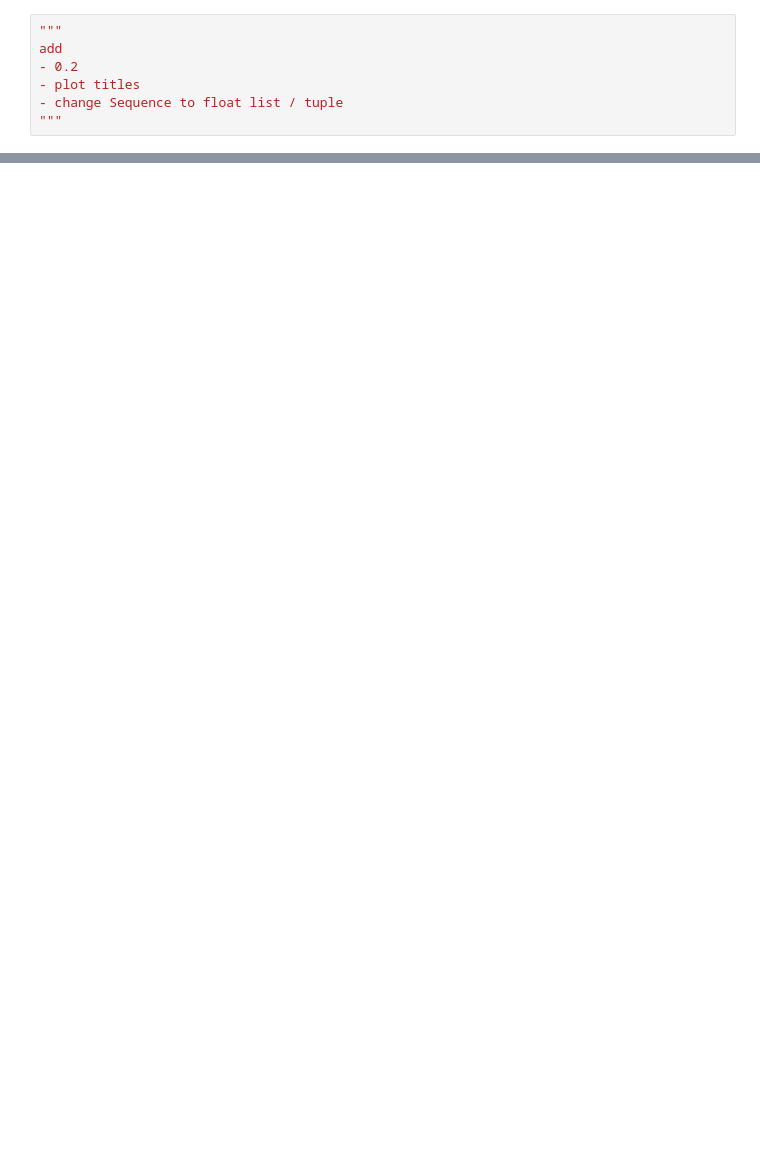
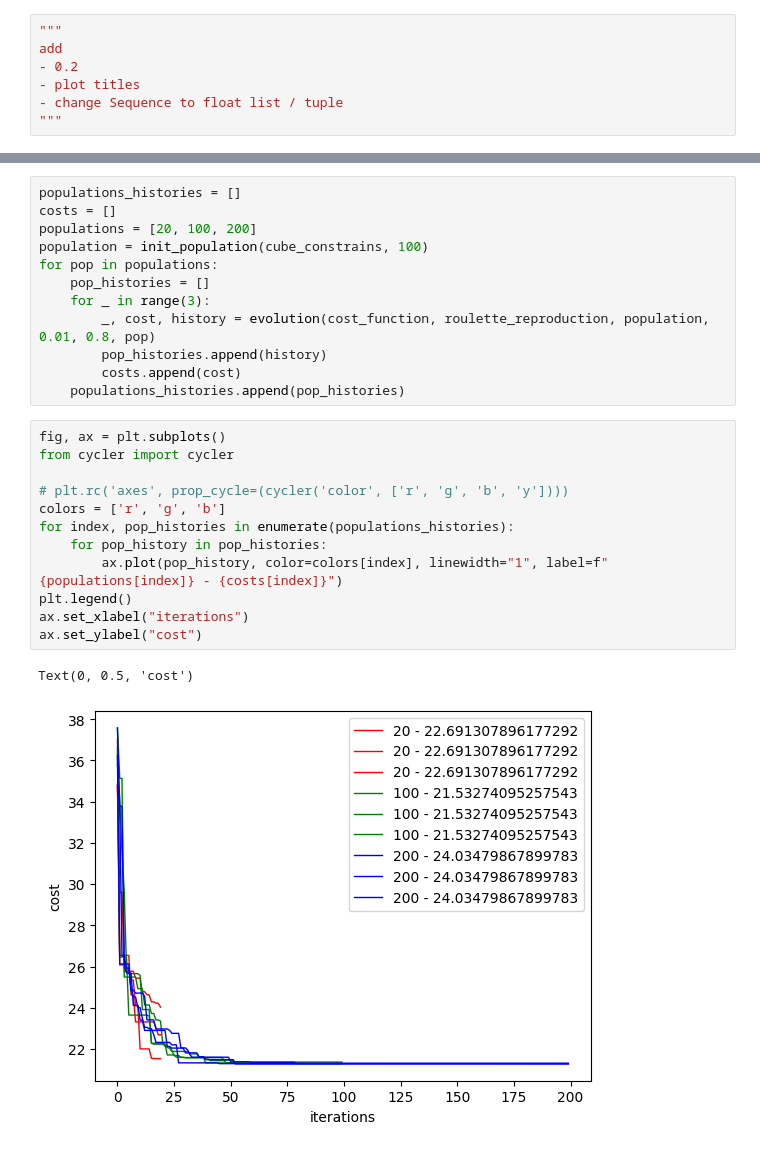
Before and after one commit to wz7475/Evolutionary-algorithm, a Jupyter notebook: alogrithm_tuning.ipynb, the cells around one changed output, grey strips where cells are left out. Saved outputs shown, nothing was run; the diff lists cells and outputs as text; blank space fills up the shorter version.

```diff
--- a/alogrithm_tuning.ipynb
+++ b/alogrithm_tuning.ipynb
@@ -147,0 +152,27 @@ add
+# %%
+populations_histories = []
+costs = []
+populations = [20, 100, 200]
+population = init_population(cube_constrains, 100)
+for pop in populations:
+    pop_histories = []
+    for _ in range(3):
+        _, cost, history = evolution(cost_function, roulette_reproduction, population, 0.01, 0.8, pop)
+        pop_histories.append(history)
+        costs.append(cost)
+    populations_histories.append(pop_histories)
+# %%
+fig, ax = plt.subplots()
+from cycler import cycler
+
+# plt.rc('axes', prop_cycle=(cycler('color', ['r', 'g', 'b', 'y'])))
+colors = ['r', 'g', 'b']
+for index, pop_histories in enumerate(populations_histories):
+    for pop_history in pop_histories:
+        ax.plot(pop_history, color=colors[index], linewidth="1", label=f"{populations[index]} - {costs[index]}")
+plt.legend()
+ax.set_xlabel("iterations")
+ax.set_ylabel("cost")
+# %% [output]
+Text(0, 0.5, 'cost')
+[figure, added]
```
Also changed, not shown: parts of 3 cells of this notebook.
